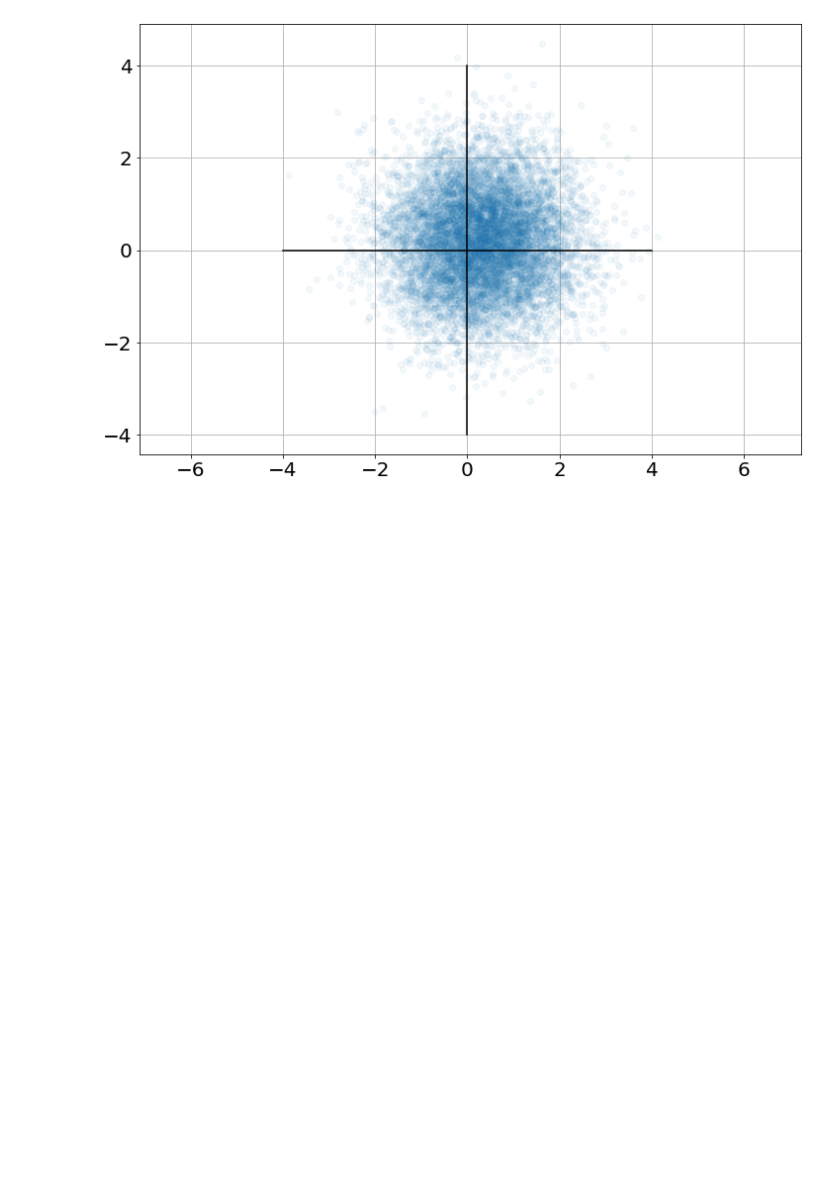
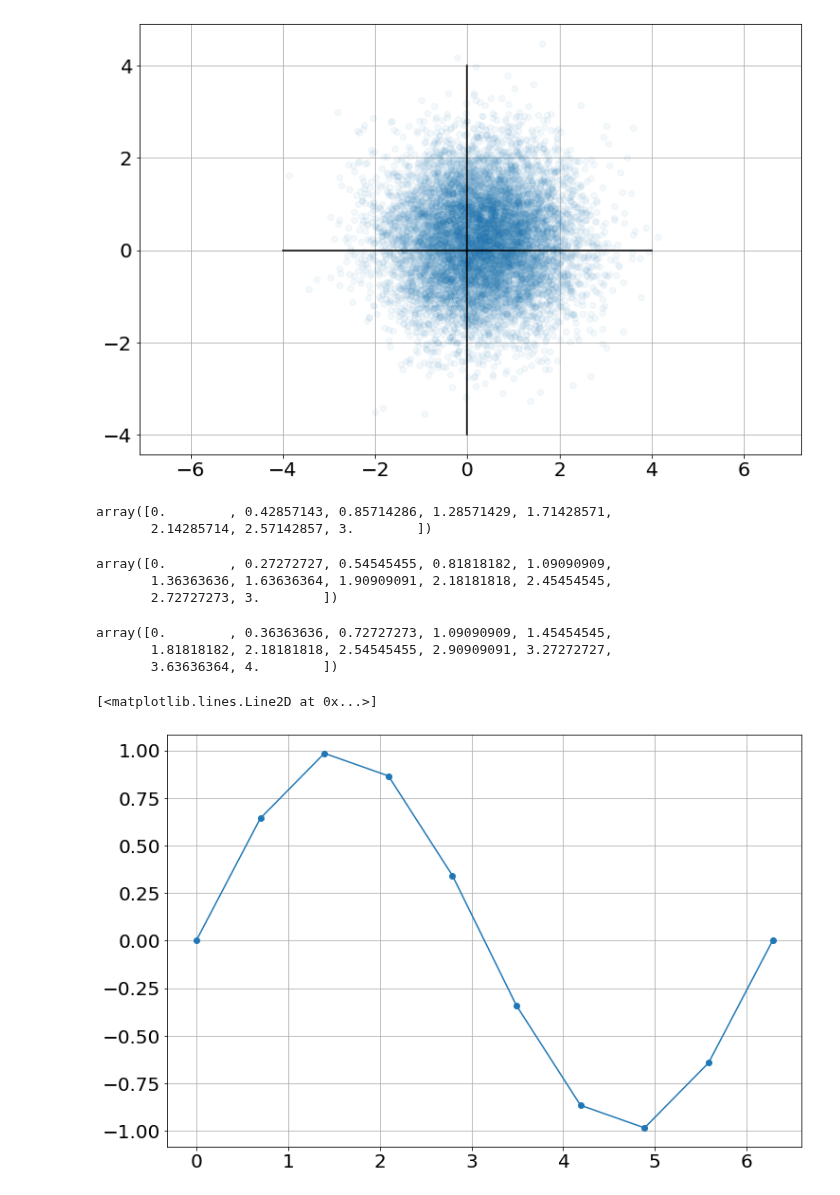
Before and after one commit to bblais/Computer-Programming-for-the-Sciences-Spring-2022, a Jupyter notebook: Sprint #3 - Parameter Fitting and Scientific Questions/2022-04-05 Class.ipynb, the cells around one changed output. Drawn from its saved outputs; the diff is of its cells as text; code cells hidden in the pictures; blank space fills up the shorter version.

```diff
--- a/Sprint #3 - Parameter Fitting and Scientific Questions/2022-04-05 Class.ipynb
+++ b/Sprint #3 - Parameter Fitting and Scientific Questions/2022-04-05 Class.ipynb
@@ -93,3 +93,27 @@ axis('equal')
 # %% [output]
 (-4.40656127278311, 4.537786728445305, -4.424136314672898, 4.906862608130862)
 [figure]
+# %%
+linspace(0,3,8)
+# %% [output]
+array([0.        , 0.42857143, 0.85714286, 1.28571429, 1.71428571,
+       2.14285714, 2.57142857, 3.        ])
+# %%
+linspace(0,3,12)
+# %% [output]
+array([0.        , 0.27272727, 0.54545455, 0.81818182, 1.09090909,
+       1.36363636, 1.63636364, 1.90909091, 2.18181818, 2.45454545,
+       2.72727273, 3.        ])
+# %%
+linspace(0,4,12)
+# %% [output]
+array([0.        , 0.36363636, 0.72727273, 1.09090909, 1.45454545,
+       1.81818182, 2.18181818, 2.54545455, 2.90909091, 3.27272727,
+       3.63636364, 4.        ])
+# %%
+x=linspace(0,2*pi,10)
+y=sin(x)
+plot(x,y,'-o')
+# %% [output]
+[<matplotlib.lines.Line2D at 0x...>]
+[figure, added]
```
Also changed, not shown: parts of 7 cells of this notebook, 4 other files.
